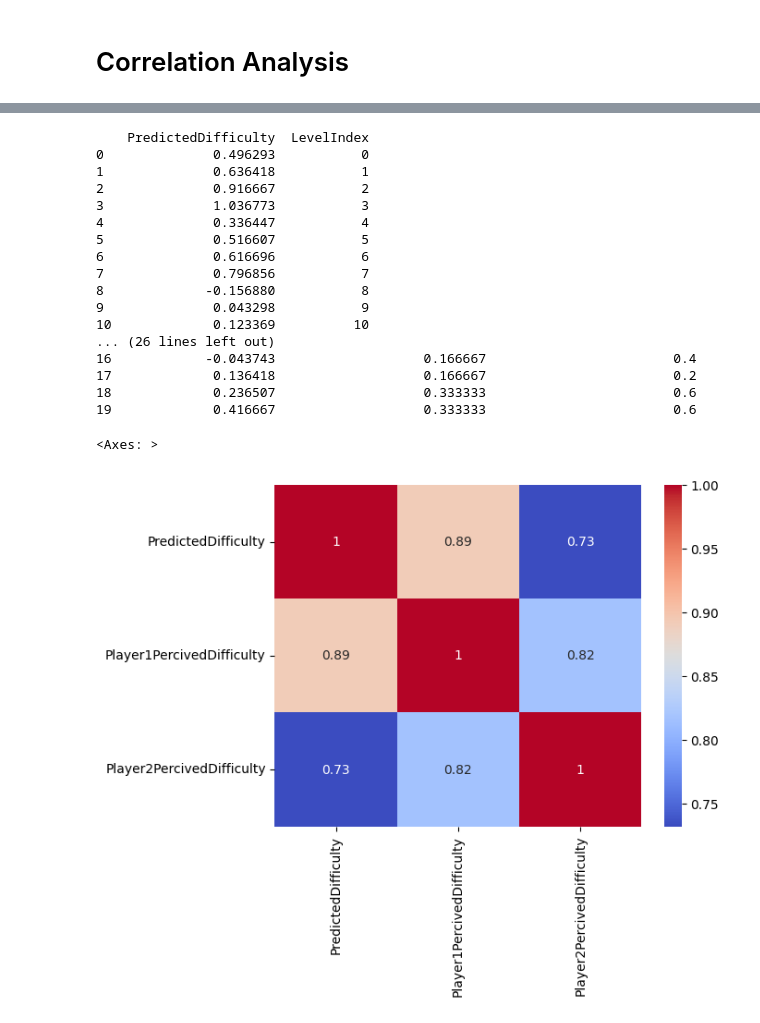
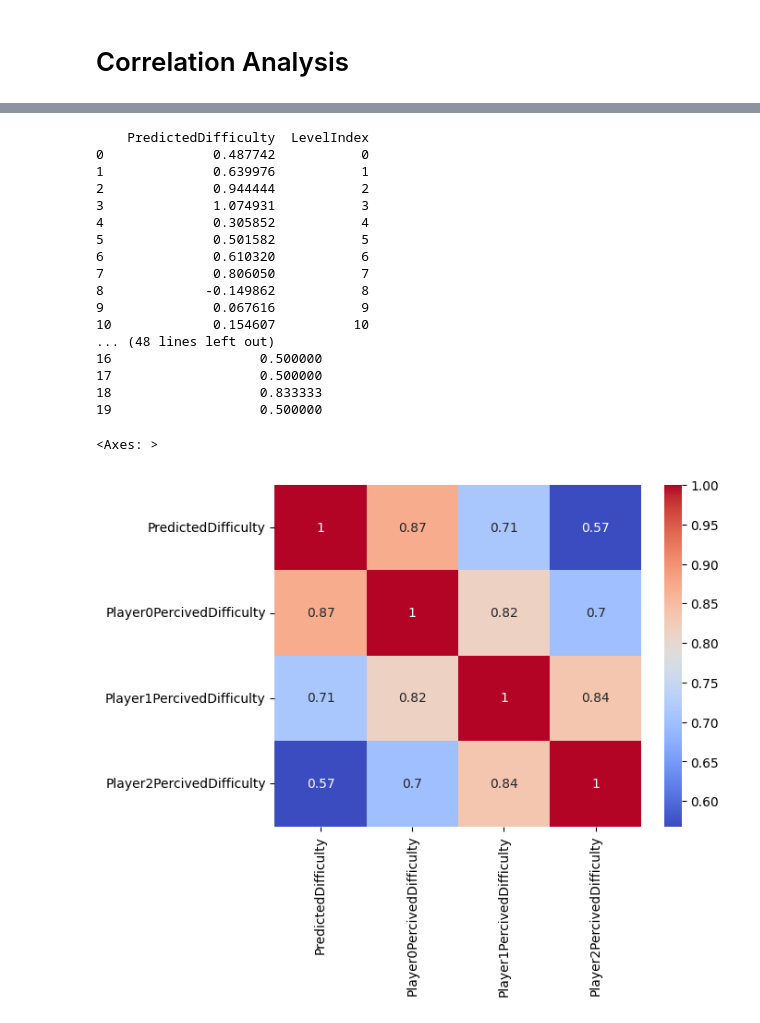
Before and after one commit to LingPeiYu/AaltoThesisDataAnalysis, a Jupyter notebook: AaltoThesisDataAnalysis.ipynb, the cells around one changed output, grey strips where cells are left out. Drawn from its saved outputs; the diff is of its cells as text; code cells hidden in the pictures.

```diff
--- a/AaltoThesisDataAnalysis.ipynb
+++ b/AaltoThesisDataAnalysis.ipynb
@@ -122,7 +134,7 @@ lv_val, lv_test, lv_val, lv_test = train_test_split(lv_rem,lv_rem,test_size=0.2,
 
 #process TestData
 TestData['AIBestStep']=scaler.fit_transform(TestData[['AIBestStep']])
-TestData['FailureCount']=scaler.fit_transform(TestData[['FailureCount']])
+TestData['Attempt']=scaler.fit_transform(TestData[['Attempt']])
 TestData['PercivedDifficulty']=scaler.fit_transform(TestData[['PercivedDifficulty']])
 
 data_train=TestData[TestData['LevelIndex'].isin(lv_train.ravel())]
@@ -380,0 +361,17 @@ sns.heatmap(corr_matrix, cmap='coolwarm', annot=True)
+# %%
+CorData=LevelData[['LevelIndex','AIBestStep']]
+for i in range(0,len(playerData)):
+  playerCode='Player'+str(i)
+  CorData=pd.merge(CorData,playerData[i][['LevelIndex',playerCode+'Attempt']],on='LevelIndex',how='outer')
+
+CorData.drop('LevelIndex', axis=1, inplace=True)
+
+print(CorData)
+
+for i in range(0,CorData.shape[1]):
+  CorData.iloc[:, i]=scaler.fit_transform(CorData.iloc[:, [i]])
+
+print(CorData)
+
+corr_matrix = CorData.corr()
+sns.heatmap(corr_matrix, cmap='coolwarm', annot=True)
@@ -381,47 +398,43 @@ sns.heatmap(corr_matrix, cmap='coolwarm', annot=True)
 # %%
-SubTestData=pd.merge(data1.rename(columns={'PercivedDifficulty': 'Player1PercivedDifficulty'})[['LevelIndex','Player1PercivedDifficulty']],
-                    data2.rename(columns={'PercivedDifficulty': 'Player2PercivedDifficulty'})[['LevelIndex','Player2PercivedDifficulty']],
-                   on='LevelIndex',how='outer')[['LevelIndex','Player1PercivedDifficulty','Player2PercivedDifficulty']]
-
-for i in range(1,SubTestData.shape[1]):
-  SubTestData.iloc[:, i]=scaler.fit_transform(SubTestData.iloc[:, [i]])
-
-#sort level data
-LevelData=TestData.drop_duplicates(subset='LevelIndex').sort_values(by='LevelIndex',ascending=True)
-#print(LevelData)
-
 X=LevelData[['AIBestStep','KingCount', 'QueenCount', 'RookCount', 'BishopCount', 'KnightCount', 'PawnCount']].to_numpy()
 poly = PolynomialFeatures(degree=1)
 X_poly = poly.fit_transform(X)
 y_pred = regrPreDiff.predict(X_poly)
 
-y_pred=pd.DataFrame(y_pred,columns=['PredictedDifficulty'])
-y_pred['LevelIndex']=range(0,LevelData.shape[0])
-print(y_pred)
+CorData=pd.DataFrame(y_pred,columns=['PredictedDifficulty'])
+CorData['LevelIndex']=range(0,LevelData.shape[0])
+print(CorData)
 
-CorData=pd.merge(SubTestData,y_pred,on='LevelIndex',how='outer')[['PredictedDifficulty','Player1PercivedDifficulty','Player2PercivedDifficulty']]
+for i in range(0,len(playerData)):
+  playerCode='Player'+str(i)
+  CorData=pd.merge(CorData,playerData[i][['LevelIndex',playerCode+'PercivedDifficulty']],on='LevelIndex',how='outer')
+
+CorData.drop('LevelIndex', axis=1, inplace=True)
+
+for i in range(1,CorData.shape[1]):
+  CorData.iloc[:, i]=scaler.fit_transform(CorData.iloc[:, [i]])
 
 print(CorData)
 
 corr_matrix = CorData.corr()
 sns.heatmap(corr_matrix, cmap='coolwarm', annot=True)
 # %% [output]
     PredictedDifficulty  LevelIndex
-0              0.496293           0
-1              0.636418           1
-2              0.916667           2
-3              1.036773           3
-4              0.336447           4
-5              0.516607           5
-6              0.616696           6
-7              0.796856           7
-8             -0.156880           8
-9              0.043298           9
-10             0.123369          10
-... (26 lines left out)
-16            -0.043743                   0.166667                        0.4
-17             0.136418                   0.166667                        0.2
-18             0.236507                   0.333333                        0.6
-19             0.416667                   0.333333                        0.6
+0              0.487742           0
+1              0.639976           1
+2              0.944444           2
+3              1.074931           3
+4              0.305852           4
+5              0.501582           5
+6              0.610320           6
+7              0.806050           7
+8             -0.149862           8
+9              0.067616           9
+10             0.154607          10
+... (48 lines left out)
+16                   0.500000
+17                   0.500000
+18                   0.833333
+19                   0.500000
 <Axes: >
-[figure, old version]
+[figure, new version]
```
Also changed, not shown: parts of 19 cells of this notebook.
